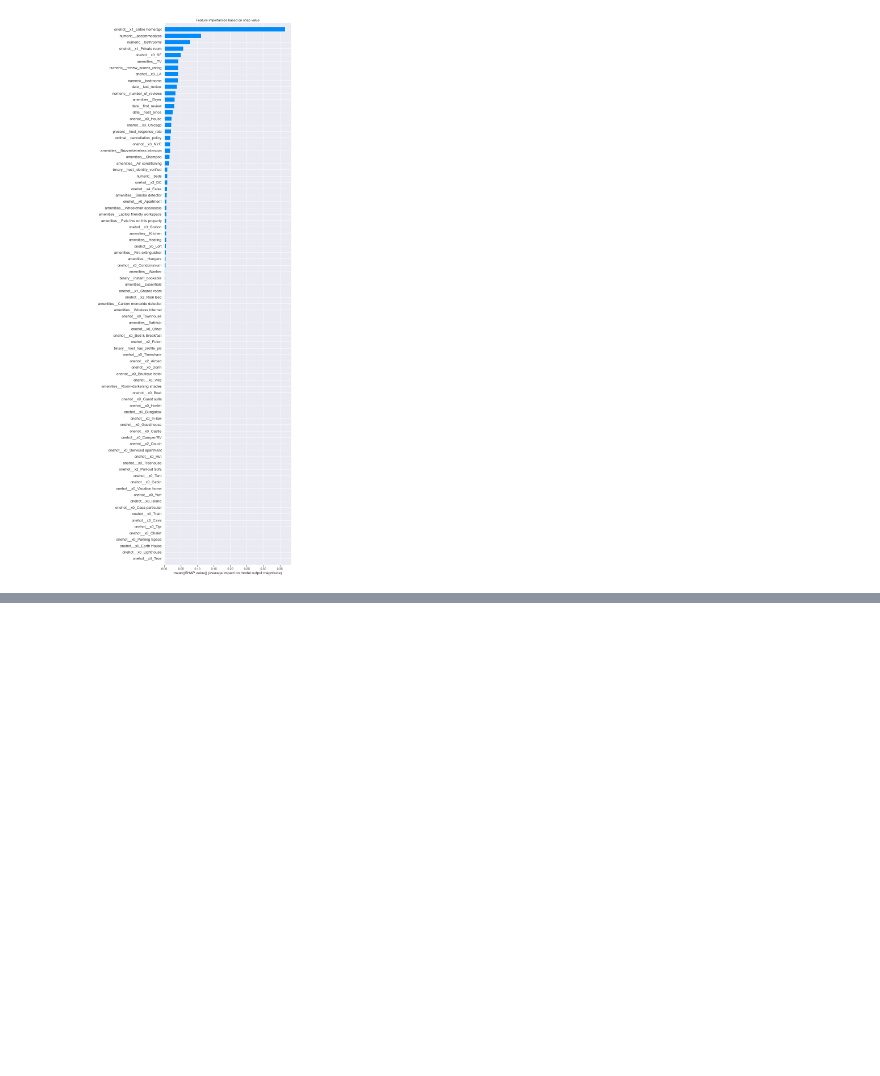
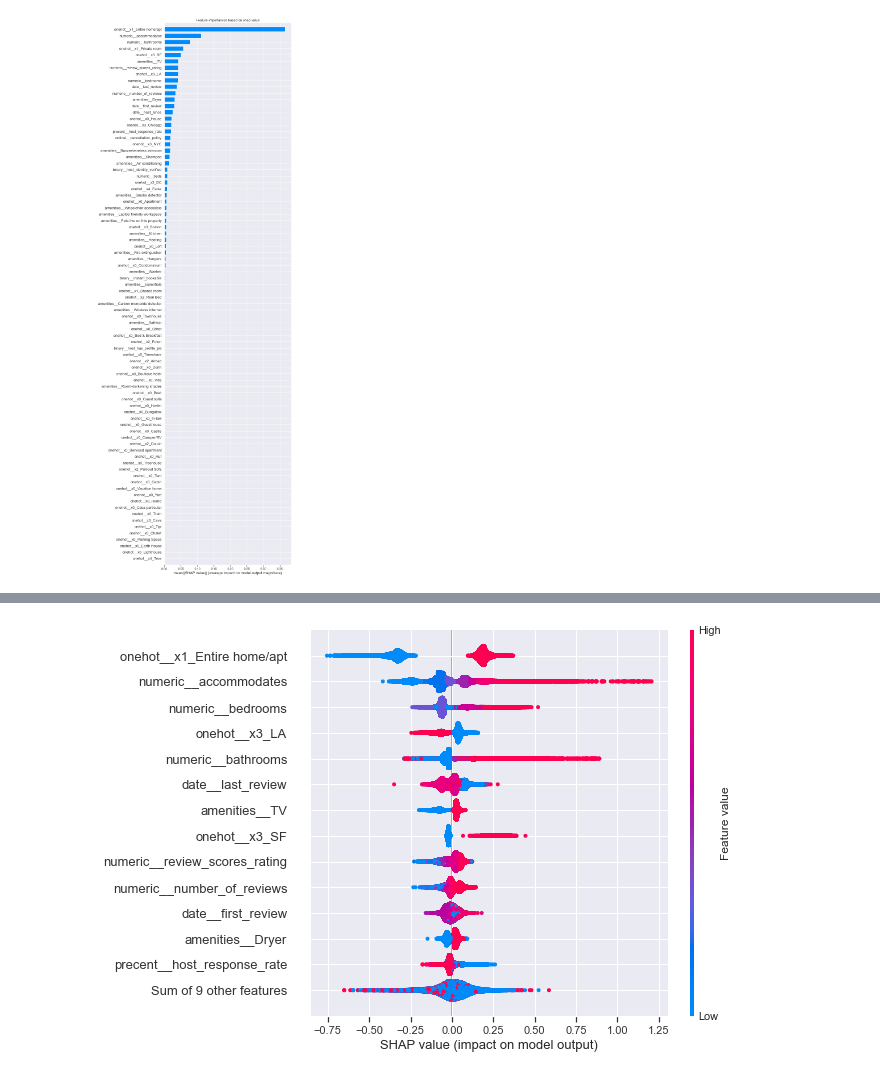
Before and after one commit to boro128/SDH2022, a Jupyter notebook: pipe.ipynb, the cells around one changed output, grey strips where cells are left out. Cells and saved outputs as stored; diff of their text form; code cells hidden in the pictures; blank space fills up the shorter version.

```diff
--- a/pipe.ipynb
+++ b/pipe.ipynb
@@ -347,0 +375,4 @@ for i in range(X_train_.shape[1]):
+# %%
+shap.plots.beeswarm(shap_values, max_display=14)
+# %% [output]
+[figure, added]
```
Also changed, not shown: parts of 6 cells of this notebook.
